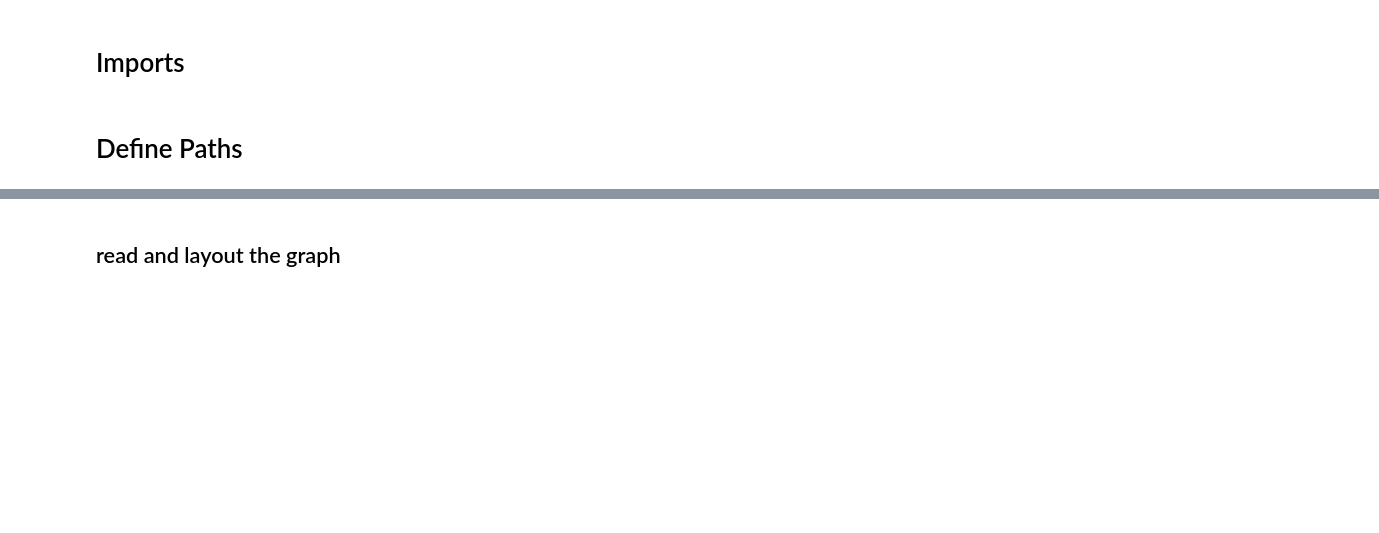
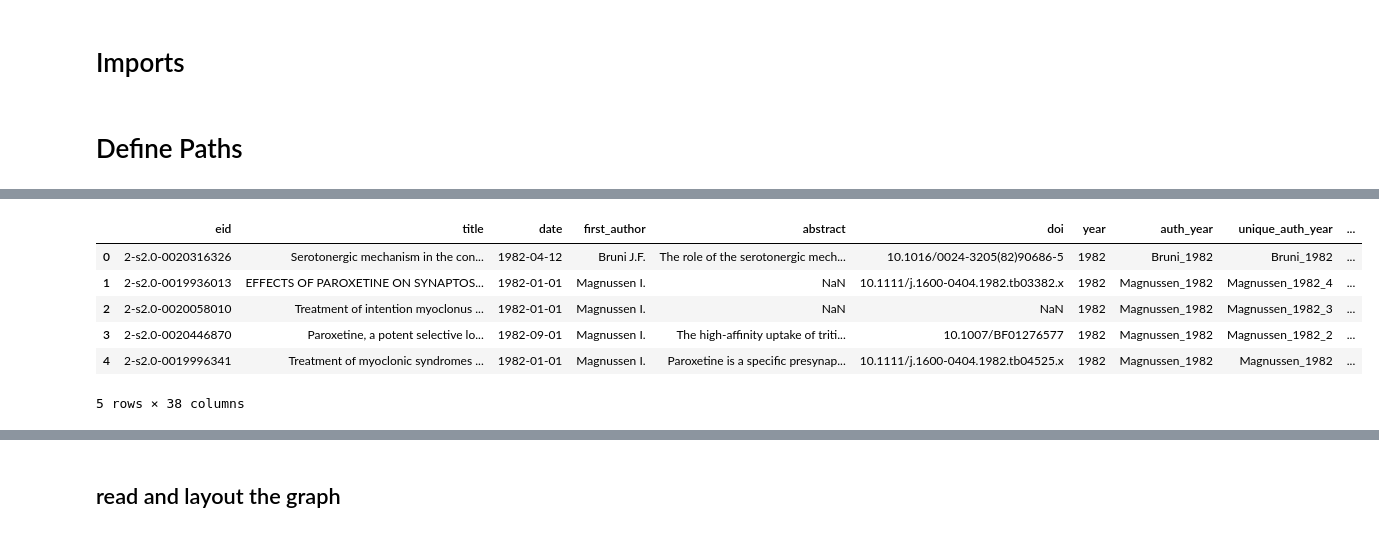
Before and after one commit to jarolim14/SSRI-Evolution, a Jupyter notebook: notebooks/11-PrepareThreeJs.ipynb, the cells around one changed output, grey strips where cells are left out. Cells and saved outputs as stored; diff of their text form; code cells hidden in the pictures; blank space fills up the shorter version.

```diff
--- a/notebooks/11-PrepareThreeJs.ipynb
+++ b/notebooks/11-PrepareThreeJs.ipynb
@@ -59,0 +62,4 @@ EDGES_DATA_FILENAME = "TESTTESTTESTEdgesData0to100_BundlPerc50_BW0,4.json"
+# %%
+p = "/Users/jlq293/Projects/Study-1-Bibliometrics/data/06-clustered-df/alpha0.3_k10_res0.002.pkl"
+df = pd.read_pickle(p)
+df.columns
@@ -59,0 +78,10 @@ EDGES_DATA_FILENAME = "TESTTESTTESTEdgesData0to100_BundlPerc50_BW0,4.json"
+# %%
+df.head()
+# %% [output]
+|  | eid | title | date | first_author | abstract | doi | year | auth_year | unique_auth_year | ... |
+| 0 | 2-s2.0-0020316326 | Serotonergic mechanism in the con... | 1982-04-12 | Bruni J.F. | The role of the serotonergic mech... | 10.1016/0024-3205(82)90686-5 | 1982 | Bruni_1982 | Bruni_1982 | ... |
+| 1 | 2-s2.0-0019936013 | EFFECTS OF PAROXETINE ON SYNAPTOS... | 1982-01-01 | Magnussen I. | NaN | 10.1111/j.1600-0404.1982.tb03382.x | 1982 | Magnussen_1982 | Magnussen_1982_4 | ... |
+| 2 | 2-s2.0-0020058010 | Treatment of intention myoclonus ... | 1982-01-01 | Magnussen I. | NaN | NaN | 1982 | Magnussen_1982 | Magnussen_1982_3 | ... |
+| 3 | 2-s2.0-0020446870 | Paroxetine, a potent selective lo... | 1982-09-01 | Magnussen I. | The high-affinity uptake of triti... | 10.1007/BF01276577 | 1982 | Magnussen_1982 | Magnussen_1982_2 | ... |
+| 4 | 2-s2.0-0019996341 | Treatment of myoclonic syndromes ... | 1982-01-01 | Magnussen I. | Paroxetine is a specific presynap... | 10.1111/j.1600-0404.1982.tb04525.x | 1982 | Magnussen_1982 | Magnussen_1982 | ... |
+5 rows × 38 columns
```
Also changed, not shown: parts of 34 cells of this notebook, 12 other files.
